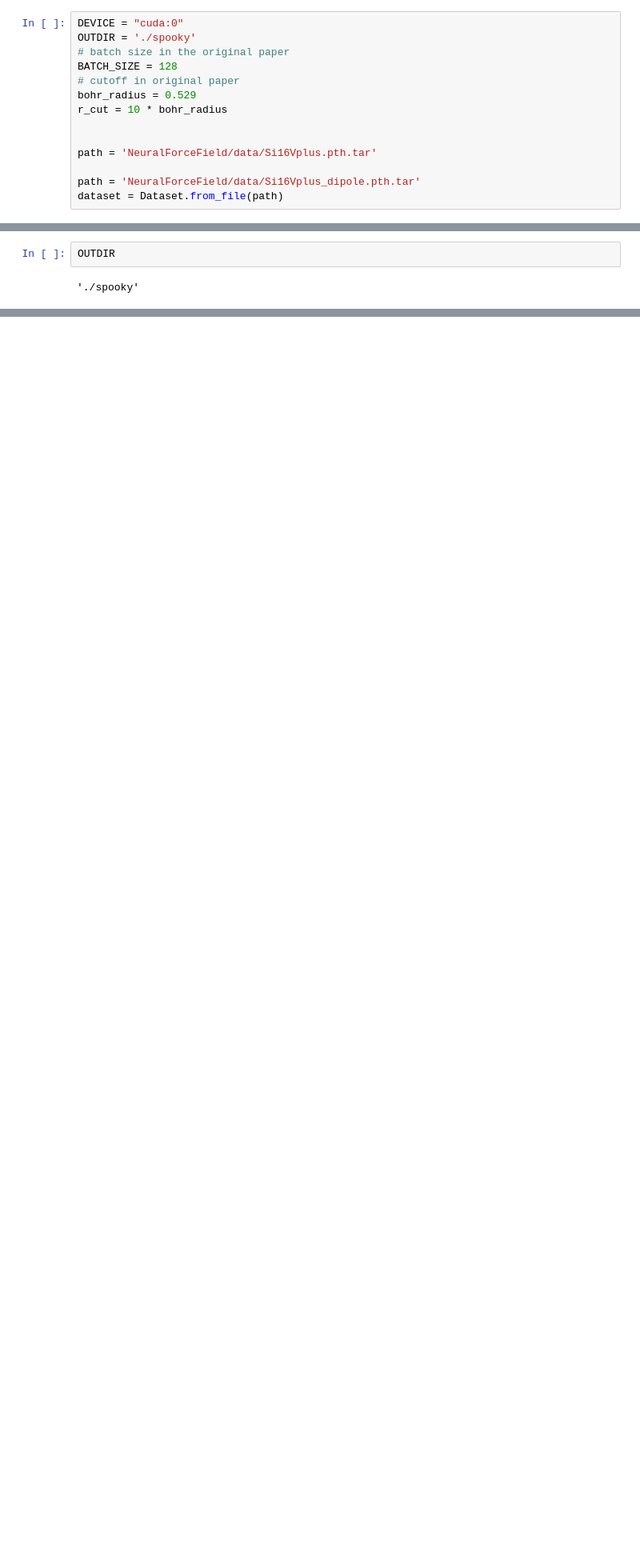
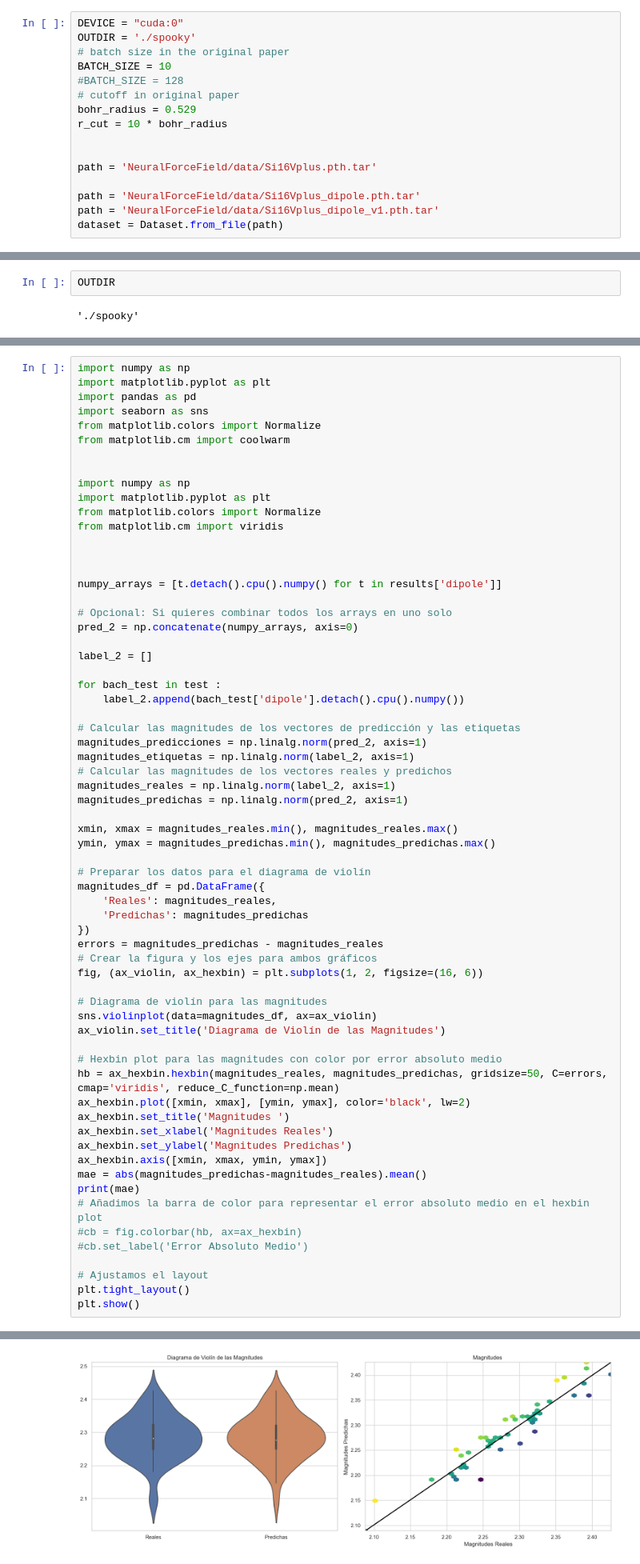
Before and after one commit to X34354/train_simulation, a Jupyter notebook: 12_spooky_net_prueba_SI.ipynb, the cells around one changed output, grey strips where cells are left out. Shown: that part at 80% size. Saved outputs shown, nothing was run; the diff lists cells and outputs as text; blank space fills up the shorter version.

```diff
--- a/12_spooky_net_prueba_SI.ipynb
+++ b/12_spooky_net_prueba_SI.ipynb
@@ -28,7 +28,8 @@ from  nff.train import Trainer, get_trainer, get_model, load_model, loss, hooks,
 DEVICE = "cuda:0"
 OUTDIR = './spooky'
 # batch size in the original paper
-BATCH_SIZE = 128
+BATCH_SIZE = 10
+#BATCH_SIZE = 128
 # cutoff in original paper
 bohr_radius = 0.529
 r_cut = 10 * bohr_radius
@@ -37,6 +38,7 @@ r_cut = 10 * bohr_radius
 path = 'NeuralForceField/data/Si16Vplus.pth.tar'
 
 path = 'NeuralForceField/data/Si16Vplus_dipole.pth.tar'
+path = 'NeuralForceField/data/Si16Vplus_dipole_v1.pth.tar'
 dataset = Dataset.from_file(path)
 # %%
 dataset
@@ -422,0 +443,66 @@ array([13.405078  , -4.4439187 , -6.181459  , ...,  6.5319796 ,
+# %%
+import numpy as np
+import matplotlib.pyplot as plt
+import pandas as pd
+import seaborn as sns
+from matplotlib.colors import Normalize
+from matplotlib.cm import coolwarm
+
+
+import numpy as np
+import matplotlib.pyplot as plt
+from matplotlib.colors import Normalize
+from matplotlib.cm import viridis
+
+
+
+numpy_arrays = [t.detach().cpu().numpy() for t in results['dipole']]
+
+# Opcional: Si quieres combinar todos los arrays en uno solo
+pred_2 = np.concatenate(numpy_arrays, axis=0)
+
+label_2 = []
+
+for bach_test in test :
+    label_2.append(bach_test['dipole'].detach().cpu().numpy())
+
+# Calcular las magnitudes de los vectores de predicción y las etiquetas
+magnitudes_predicciones = np.linalg.norm(pred_2, axis=1)
+magnitudes_etiquetas = np.linalg.norm(label_2, axis=1)
+# Calcular las magnitudes de los vectores reales y predichos
+magnitudes_reales = np.linalg.norm(label_2, axis=1)
+magnitudes_predichas = np.linalg.norm(pred_2, axis=1)
+
+xmin, xmax = magnitudes_reales.min(), magnitudes_reales.max()
+ymin, ymax = magnitudes_predichas.min(), magnitudes_predichas.max()
+
+# Preparar los datos para el diagrama de violín
+magnitudes_df = pd.DataFrame({
+    'Reales': magnitudes_reales,
+    'Predichas': magnitudes_predichas
+})
+errors = magnitudes_predichas - magnitudes_reales
+# Crear la figura y los ejes para ambos gráficos
+fig, (ax_violin, ax_hexbin) = plt.subplots(1, 2, figsize=(16, 6))
+
+# Diagrama de violín para las magnitudes
+sns.violinplot(data=magnitudes_df, ax=ax_violin)
+ax_violin.set_title('Diagrama de Violín de las Magnitudes')
+
+# Hexbin plot para las magnitudes con color por error absoluto medio
+hb = ax_hexbin.hexbin(magnitudes_reales, magnitudes_predichas, gridsize=50, C=errors, cmap='viridis', reduce_C_function=np.mean)
+ax_hexbin.plot([xmin, xmax], [ymin, ymax], color='black', lw=2)
+ax_hexbin.set_title('Magnitudes ')
+ax_hexbin.set_xlabel('Magnitudes Reales')
+ax_hexbin.set_ylabel('Magnitudes Predichas')
+ax_hexbin.axis([xmin, xmax, ymin, ymax])
+mae = abs(magnitudes_predichas-magnitudes_reales).mean()
+print(mae)
+# Añadimos la barra de color para representar el error absoluto medio en el hexbin plot
+#cb = fig.colorbar(hb, ax=ax_hexbin)
+#cb.set_label('Error Absoluto Medio')
+
+# Ajustamos el layout
+plt.tight_layout()
+plt.show()
+# %% [output]
@@ -422,0 +510 @@ array([13.405078  , -4.4439187 , -6.181459  , ...,  6.5319796 ,
+[figure, added]
```
Also changed, not shown: parts of 23 cells of this notebook, 7 other files.
